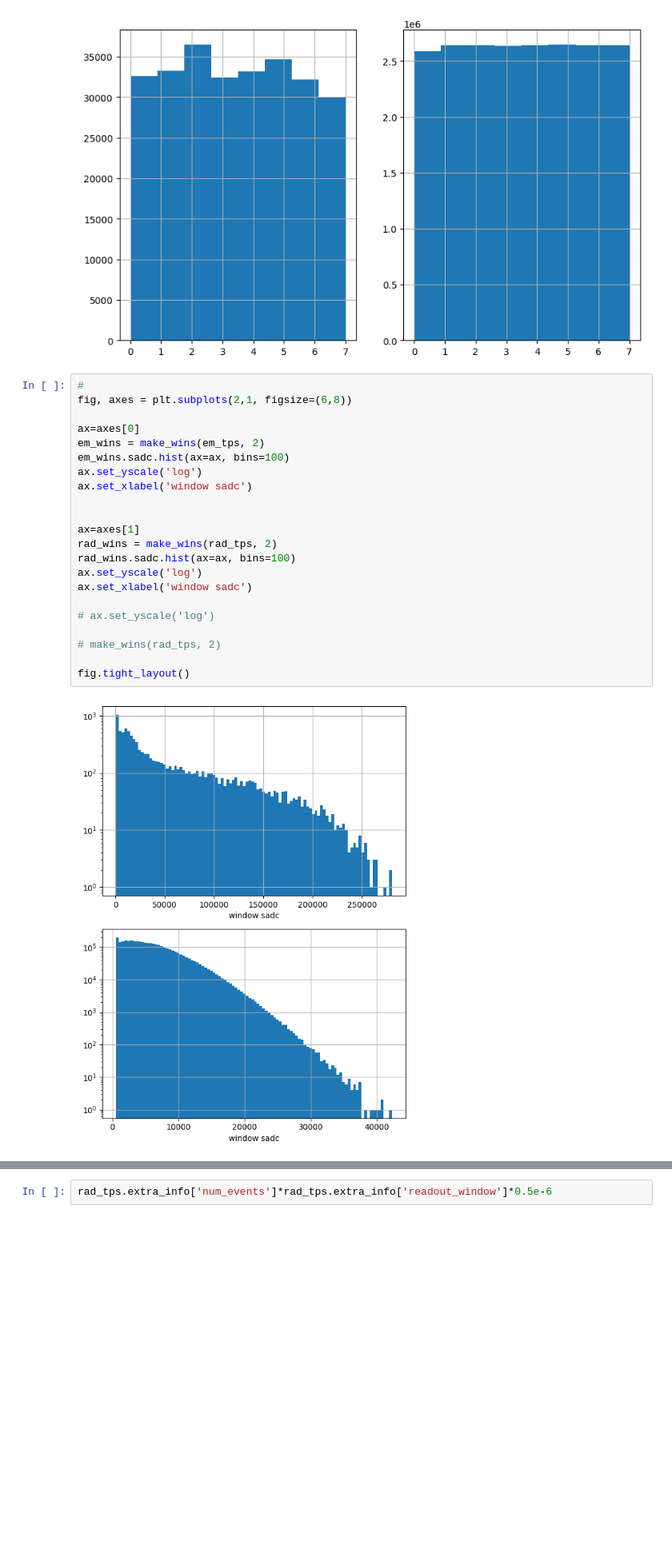
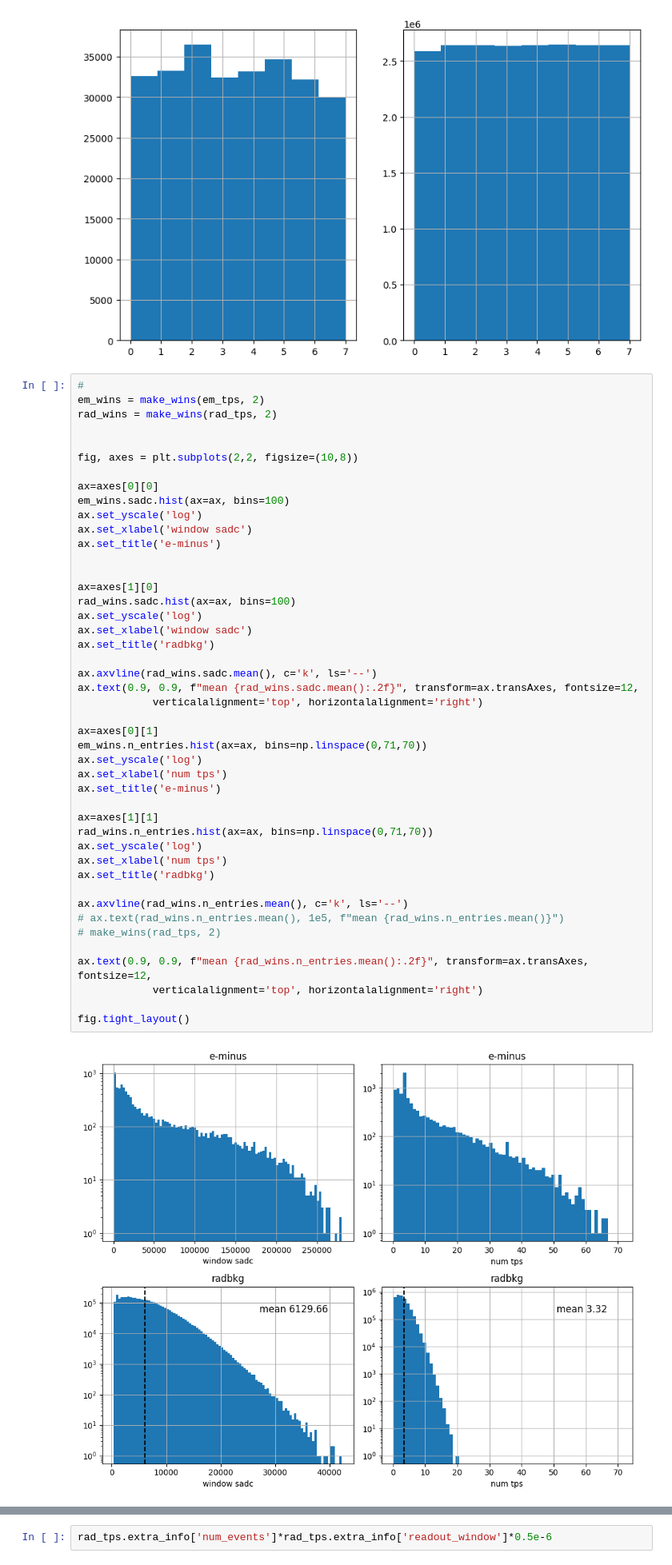
Before and after one commit to alessandrothea/tpvalidator, a Jupyter notebook: notebooks/mcprod/TAFinderDev.ipynb, the cells around one changed output, grey strips where cells are left out. Shown at 80% size. Saved outputs shown, nothing was run; the diff lists cells and outputs as text; blank space fills up the shorter version.

```diff
--- a/notebooks/mcprod/TAFinderDev.ipynb
+++ b/notebooks/mcprod/TAFinderDev.ipynb
@@ -210,25 +262,48 @@ rad_tps.tawin_id.hist(bins=len(rad_tps.tawin_id.unique()), ax=axes[1])
 [figure]
 # %%
 #
-fig, axes = plt.subplots(2,1, figsize=(6,8))
+em_wins = make_wins(em_tps, 2)
+rad_wins = make_wins(rad_tps, 2)
 
-ax=axes[0]
-em_wins = make_wins(em_tps, 2)
+
+fig, axes = plt.subplots(2,2, figsize=(10,8))
+
+ax=axes[0][0]
 em_wins.sadc.hist(ax=ax, bins=100)
 ax.set_yscale('log')
 ax.set_xlabel('window sadc')
+ax.set_title('e-minus')
 
 
-ax=axes[1]
-rad_wins = make_wins(rad_tps, 2)
+ax=axes[1][0]
 rad_wins.sadc.hist(ax=ax, bins=100)
 ax.set_yscale('log')
 ax.set_xlabel('window sadc')
+ax.set_title('radbkg')
 
-# ax.set_yscale('log')
+ax.axvline(rad_wins.sadc.mean(), c='k', ls='--')
+ax.text(0.9, 0.9, f"mean {rad_wins.sadc.mean():.2f}", transform=ax.transAxes, fontsize=12,
+            verticalalignment='top', horizontalalignment='right')
 
+ax=axes[0][1]
+em_wins.n_entries.hist(ax=ax, bins=np.linspace(0,71,70))
+ax.set_yscale('log')
+ax.set_xlabel('num tps')
+ax.set_title('e-minus')
+
+ax=axes[1][1]
+rad_wins.n_entries.hist(ax=ax, bins=np.linspace(0,71,70))
+ax.set_yscale('log')
+ax.set_xlabel('num tps')
+ax.set_title('radbkg')
+
+ax.axvline(rad_wins.n_entries.mean(), c='k', ls='--')
+# ax.text(rad_wins.n_entries.mean(), 1e5, f"mean {rad_wins.n_entries.mean()}")
 # make_wins(rad_tps, 2)
 
+ax.text(0.9, 0.9, f"mean {rad_wins.n_entries.mean():.2f}", transform=ax.transAxes, fontsize=12,
+            verticalalignment='top', horizontalalignment='right')
+
 fig.tight_layout()
 # %% [output]
-[figure, old version]
+[figure, new version]
```
Also changed, not shown: parts of 24 cells of this notebook, 16 other files.
